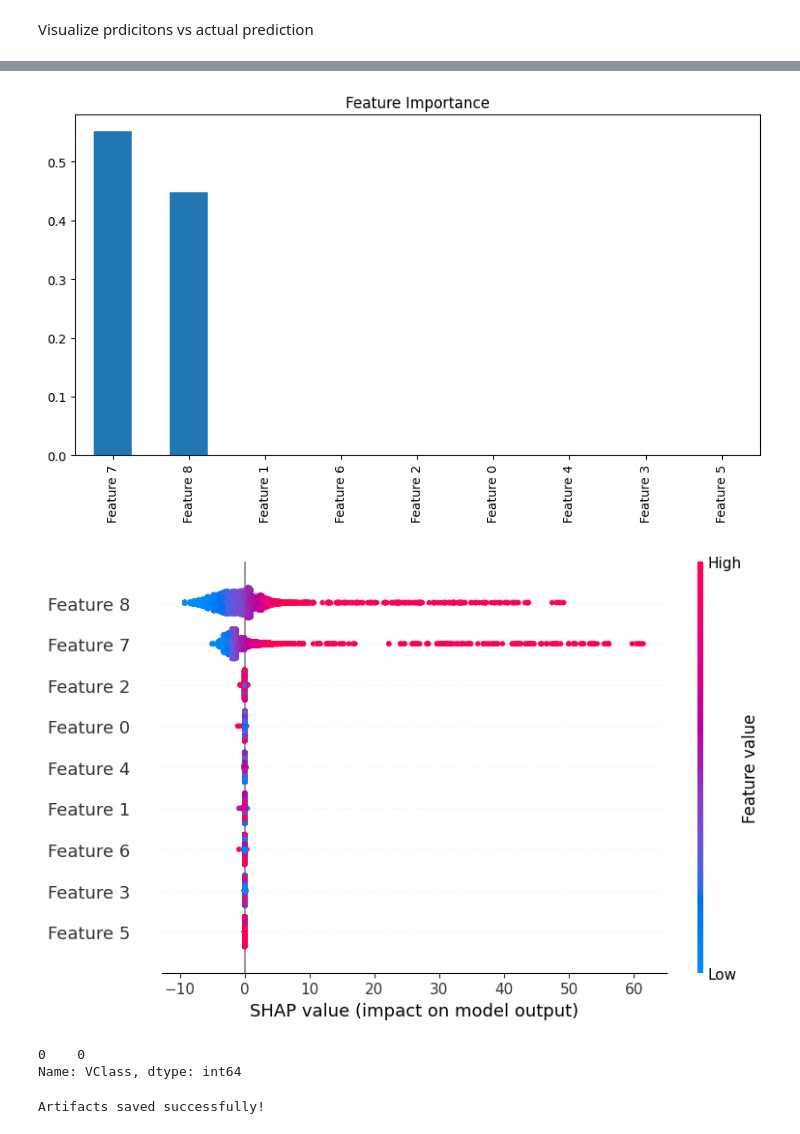
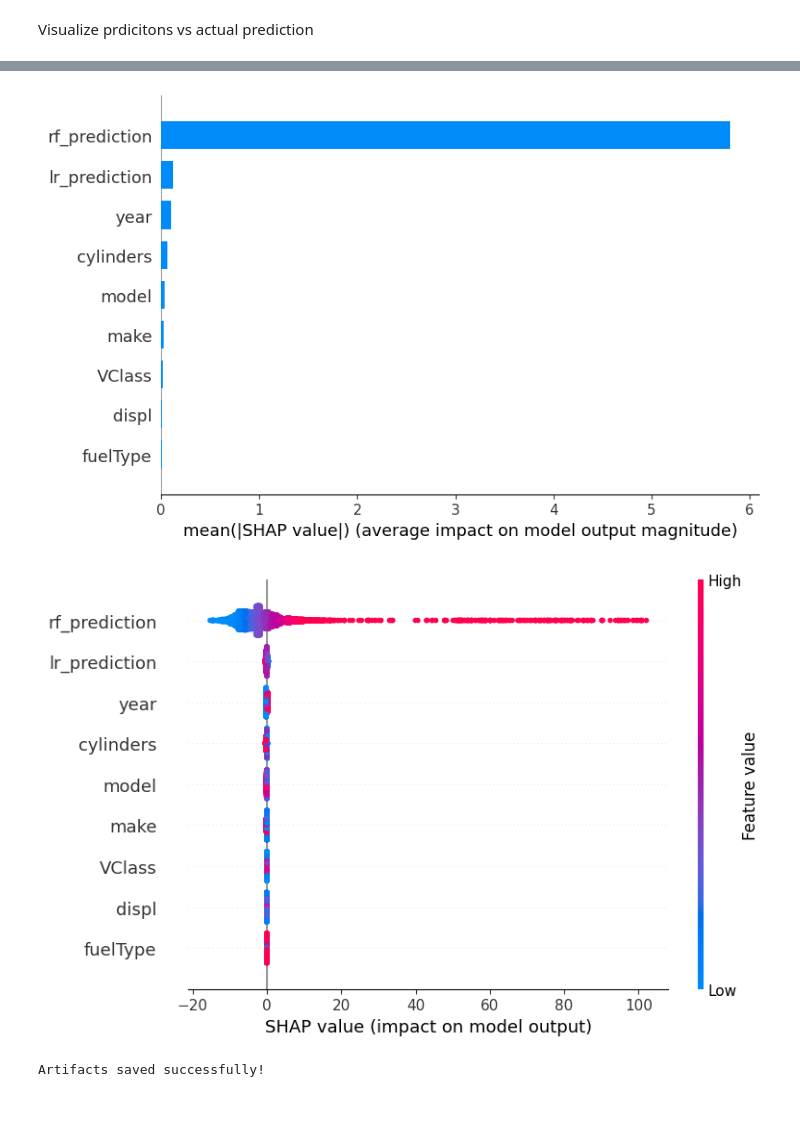
Before and after one commit to Sanikath45/streamlit-mpg-app, a Jupyter notebook: Untitled-2.ipynb, the cells around one changed output, grey strips where cells are left out. Drawn from its saved outputs; the diff is of its cells as text; code cells hidden in the pictures; blank space fills up the shorter version.

Commit message:
Initial commit with updated files

```diff
--- a/Untitled-2.ipynb
+++ b/Untitled-2.ipynb
@@ -419,44 +429,34 @@ R² Score: 0.9821263867771021
-# %%
-feature_names = [f"Feature {i}" for i in range(X_train_rf.shape[1])]
-feature_importance = pd.Series(best_rf.feature_importances_, index=feature_names)
-feature_importance.sort_values(ascending=False).plot(kind="bar", figsize=(10,5), title="Feature Importance")
-plt.show()
-# %% [output]
-[figure, removed]
-# %%
-import shap
-explainer = shap.Explainer(best_rf, X_train_rf)
-shap_values = explainer(X_test_rf)
-shap.summary_plot(shap_values, X_test_rf)
-# %% [output]
-[figure, removed]
-# %%
-df['make'].mode()
-df['model'].mode()
-df['year'].mode()
-df['cylinders'].mode()
-df['displ'].mode()
-df['fuelType'].mode()
-df['VClass'].mode()
-# %% [output]
-0    0
-Name: VClass, dtype: int64
-# %%
-import joblib
-
-# Assuming these variables are still in scope from your earlier cells
-# Save LabelEncoders (dictionary of encoders for categorical columns)
-joblib.dump(label_encoders, 'label_encoders.pkl')
-
-# Save StandardScaler (for 'displ')
-# joblib.dump(scaler, 'scaler.pkl')
-
-# Save Linear Regression model (from the hybrid loop)
-joblib.dump(lr, 'linear_regression.pkl')
-
-# Save the final tuned Random Forest model (best_rf from GridSearchCV)
-joblib.dump(best_rf, 'random_forest.pkl')
-
-print("Artifacts saved successfully!")
-# %% [output]
-Artifacts saved successfully!
+# %%
+import shap
+import pandas as pd
+
+# Assuming X_train and X_test are pandas DataFrames, preserve feature names
+# Create feature names for X_train_final (original features + LR prediction + RF prediction)
+feature_names = list(X_train.columns) + ['lr_prediction', 'rf_prediction']
+
+# Convert X_train_final and X_test_final to pandas DataFrames to include feature names
+X_train_final_df = pd.DataFrame(X_train_final, columns=feature_names)
+X_test_final_df = pd.DataFrame(X_test_final, columns=feature_names)
+
+# Initialize the SHAP explainer using the final Linear Regression model
+explainer = shap.LinearExplainer(lr_final, X_train_final_df)  # Use LinearExplainer for LinearRegression
+
+# Get the SHAP values for the test set
+shap_values = explainer(X_test_final_df)
+
+# Create a summary plot to visualize feature importances and interactions
+shap.summary_plot(shap_values, X_test_final_df, plot_type="bar")  # Bar plot for feature importance
+shap.summary_plot(shap_values, X_test_final_df)  # Dot plot for feature interactions
+# %% [output]
+[figure, added]
+[figure, added]
+# %%
+import joblib
+
+# Save models
+joblib.dump(lr_base, 'linear_regression_base.pkl')
+joblib.dump(rf, 'random_forest.pkl')
+joblib.dump(lr_final, 'linear_regression_final.pkl')
+print("Artifacts saved successfully!")
+# %% [output]
+Artifacts saved successfully!
```
Also changed, not shown: parts of 29 cells of this notebook, 12 other files.
